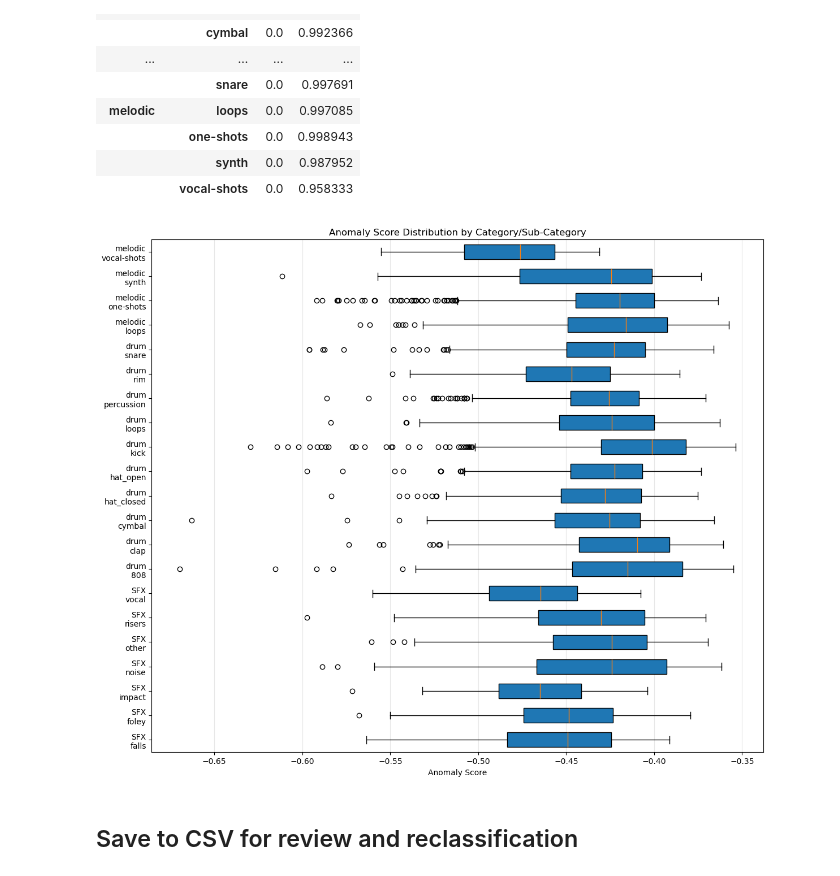
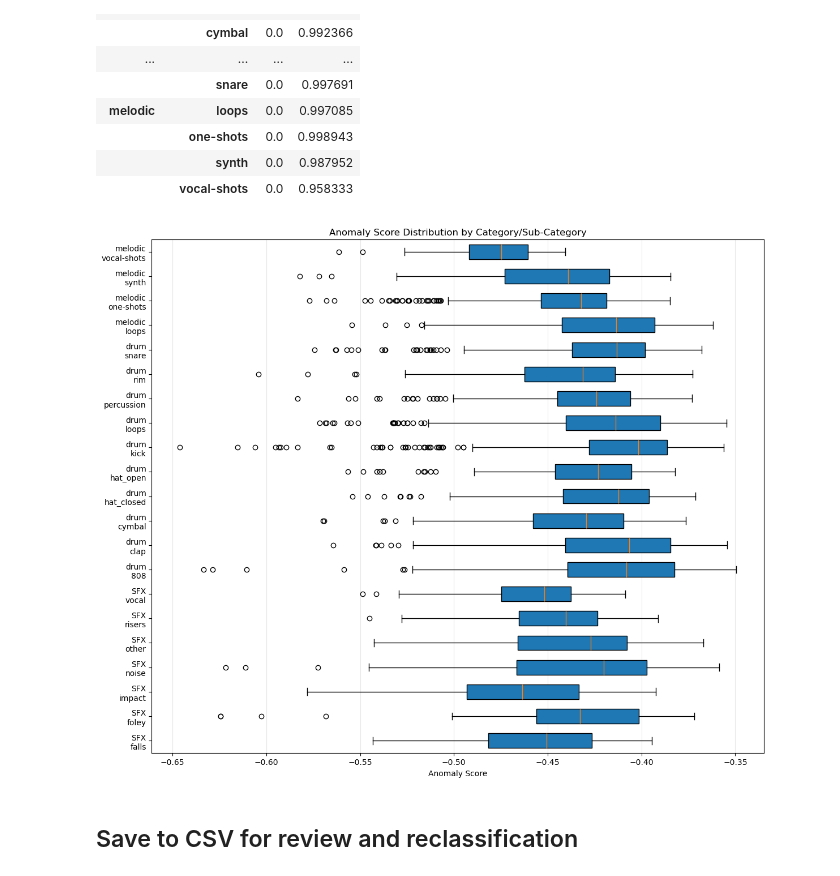
Before and after one commit to jacksoncdawson/sample_identifier, a Jupyter notebook: pipeline/2_quality_check/2_quality_check.ipynb, the cells around one changed output. Saved outputs shown, nothing was run; the diff lists cells and outputs as text; code cells hidden in the pictures.

```diff
--- a/pipeline/2_quality_check/2_quality_check.ipynb
+++ b/pipeline/2_quality_check/2_quality_check.ipynb
@@ -18,7 +18,7 @@ Features already extracted in mode 'qc'. Skipping...
 import pandas as pd
 
 df_features = pd.read_csv(
-    "/Users/jackcdawson/Desktop/dev/sample_identifier/data/features_qc.csv"
+    "/Users/jackcdawson/Desktop/dev/sample_identifier/data/features_full.csv"
 )
 df_labels = pd.read_csv(
     "/Users/jackcdawson/Desktop/dev/sample_identifier/data/labels.csv"
@@ -161,27 +161,36 @@ df_anomalies.groupby(["category", "sub_category"])["anomaly_percentile"].agg(
 # %%
 import matplotlib.pyplot as plt
 
 # Get the data for plotting
-plot_data = df_anomalies.groupby(['category', 'sub_category'])['anomaly_score'].apply(list)
+plot_data = df_anomalies.groupby(["category", "sub_category"])["anomaly_score"].apply(
+    list
+)
 
 # Create figure and axis
 fig, ax = plt.subplots(figsize=(12, 10))
 
 # Create horizontal boxplot
 positions = range(len(plot_data))
-bp = ax.boxplot(plot_data.values, positions=positions, widths=0.6, patch_artist=True, showfliers=True, vert=False)
+bp = ax.boxplot(
+    plot_data.values,
+    positions=positions,
+    widths=0.6,
+    patch_artist=True,
+    showfliers=True,
+    vert=False,
+)
 
 # Customize the plot
 ax.set_yticks(positions)
 ax.set_yticklabels([f"{cat}\n{subcat}" for (cat, subcat) in plot_data.index])
-ax.set_xlabel('Anomaly Score')
-ax.set_title('Anomaly Score Distribution by Category/Sub-Category')
-ax.grid(axis='x', alpha=0.3)
+ax.set_xlabel("Anomaly Score")
+ax.set_title("Anomaly Score Distribution by Category/Sub-Category")
+ax.grid(axis="x", alpha=0.3)
 
 plt.tight_layout()
 plt.show()
 # %% [output]
-[figure, old version]
+[figure, new version]
 # %% [markdown]
 ## Save to CSV for review and reclassification
 # %%
```
Also changed, not shown: parts of 1 cell of this notebook, 4 other files.
